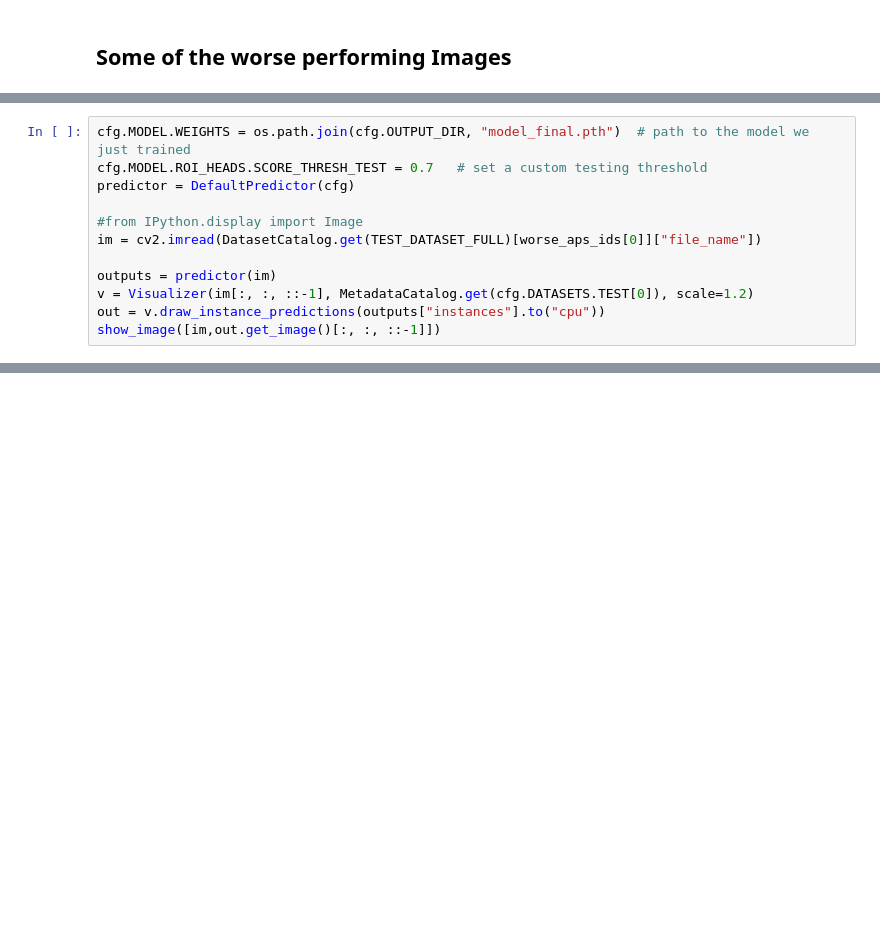
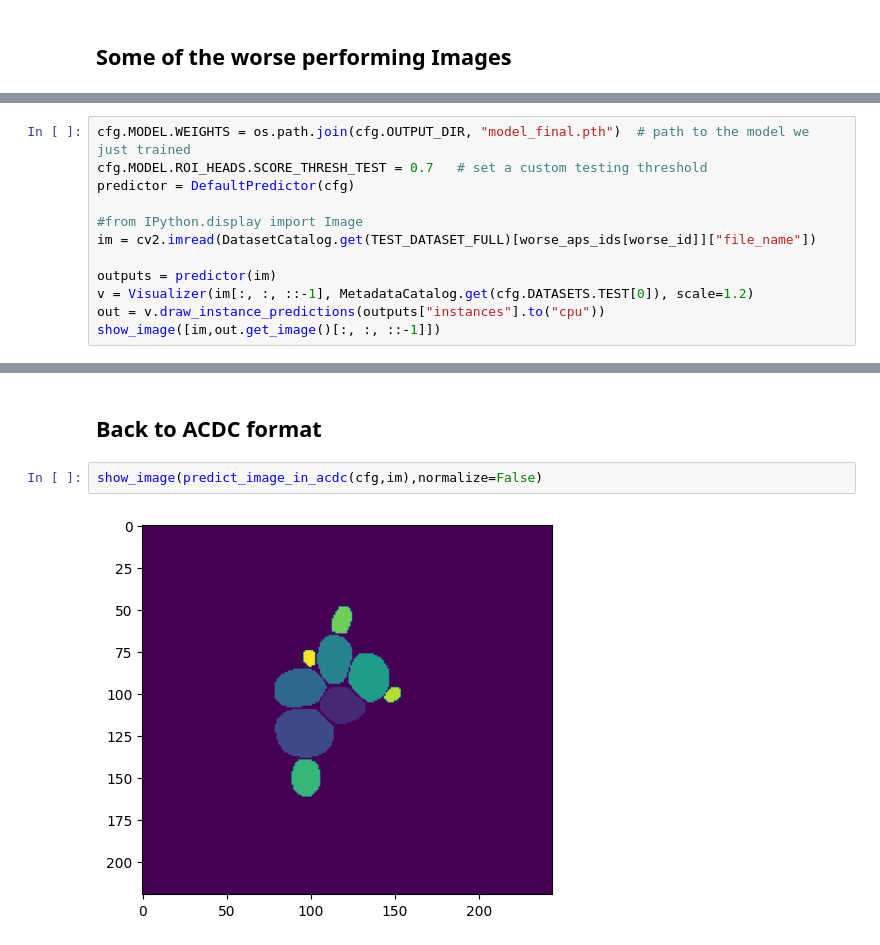
Before and after one commit to SchmollerLab/activeInstanceSegment, a Jupyter notebook: degugging_pipeline.ipynb, the cells around one changed output, grey strips where cells are left out. Saved outputs shown, nothing was run; the diff lists cells and outputs as text; blank space fills up the shorter version.

Commit message:
coco to acdc converter

```diff
--- a/degugging_pipeline.ipynb
+++ b/degugging_pipeline.ipynb
@@ -253,7 +258,7 @@ cfg.MODEL.ROI_HEADS.SCORE_THRESH_TEST = 0.7   # set a custom testing threshold
 predictor = DefaultPredictor(cfg)
 
 #from IPython.display import Image
-im = cv2.imread(DatasetCatalog.get(TEST_DATASET_FULL)[worse_aps_ids[0]]["file_name"])
+im = cv2.imread(DatasetCatalog.get(TEST_DATASET_FULL)[worse_aps_ids[worse_id]]["file_name"])
 
 outputs = predictor(im)
 v = Visualizer(im[:, :, ::-1], MetadataCatalog.get(cfg.DATASETS.TEST[0]), scale=1.2)
@@ -265,0 +275,6 @@ Category ids in annotations are not in [1, #categories]! We'll apply a mapping f
+# %% [markdown]
+## Back to ACDC format
+# %%
+show_image(predict_image_in_acdc(cfg,im),normalize=False)
+# %% [output]
+[figure, added]
```
Also changed, not shown: parts of 13 cells of this notebook, 7 other files.
